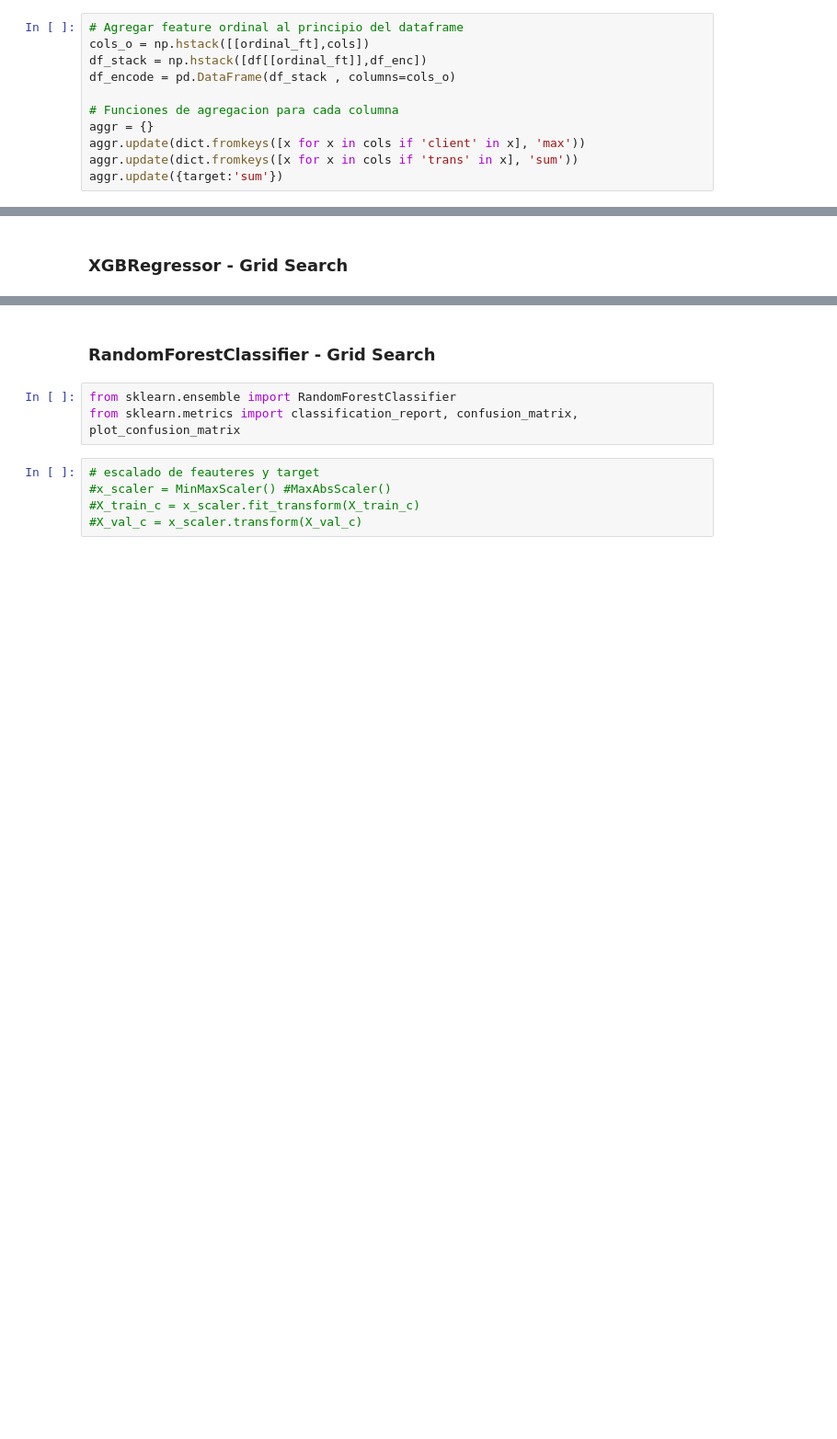
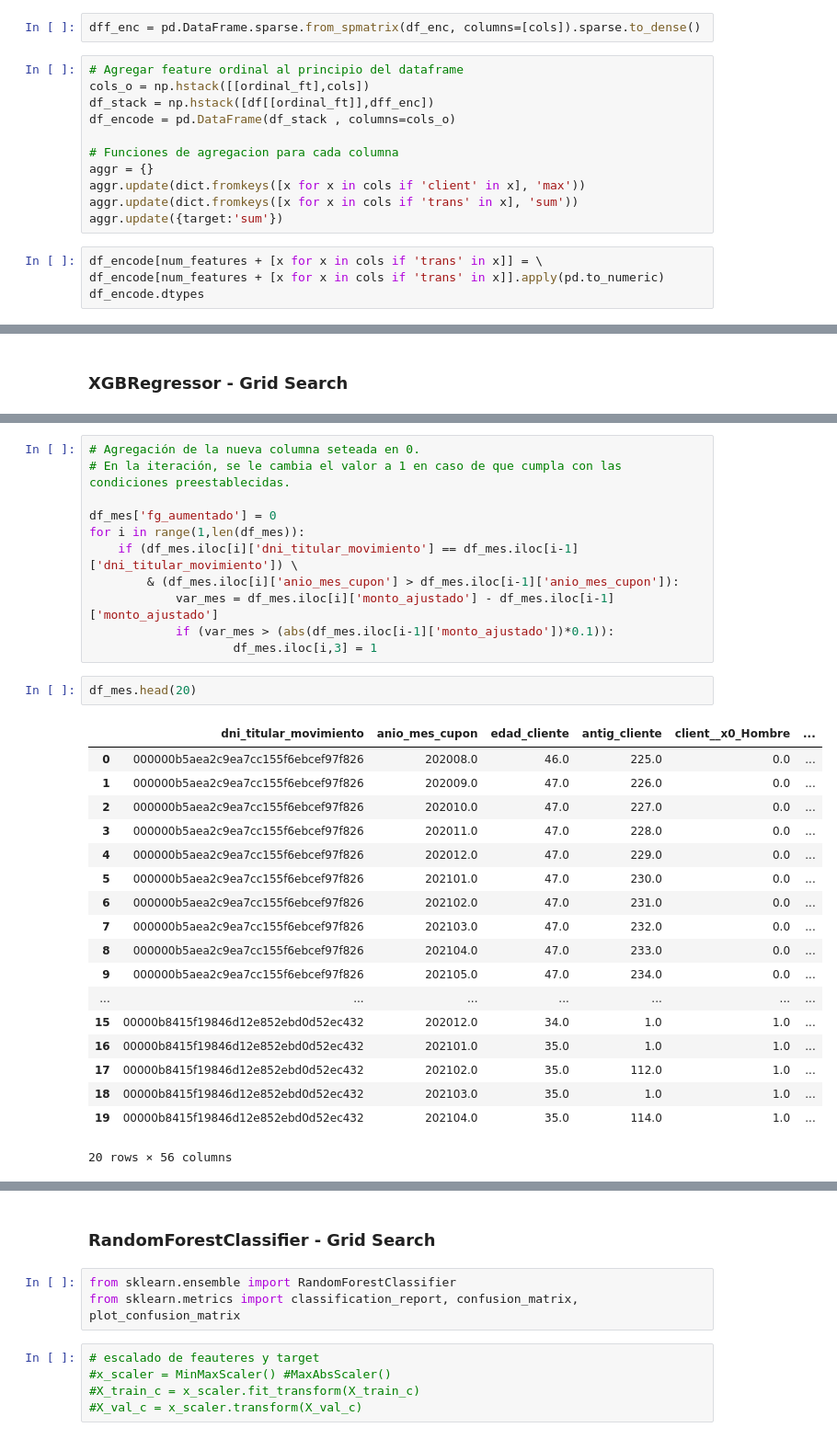
Before and after one commit to JIBarrionuevoGaltier/DiploDatos_2021_Mentoria_Grupo_2, a Jupyter notebook: notebooks_tp4/trabajo_practico_4_grupo2.ipynb, the cells around one changed output, grey strips where cells are left out. Shown at 92% size. Cells and saved outputs as stored; diff of their text form; blank space fills up the shorter version.

Commit message:
no anda creacion de fg_aumentado

```diff
--- a/notebooks_tp4/trabajo_practico_4_grupo2.ipynb
+++ b/notebooks_tp4/trabajo_practico_4_grupo2.ipynb
@@ -197,7 +210,9 @@ df_enc = pd.DataFrame.sparse.from_spmatrix(df_enc, columns=[cols]).sparse.to_den
+# %%
+dff_enc = pd.DataFrame.sparse.from_spmatrix(df_enc, columns=[cols]).sparse.to_dense()
 # %%
 # Agregar feature ordinal al principio del dataframe
 cols_o = np.hstack([[ordinal_ft],cols])
-df_stack = np.hstack([df[[ordinal_ft]],df_enc])
+df_stack = np.hstack([df[[ordinal_ft]],dff_enc])
 df_encode = pd.DataFrame(df_stack , columns=cols_o)
 
 # Funciones de agregacion para cada columna
@@ -205,3 +220,7 @@ aggr = {}
 aggr.update(dict.fromkeys([x for x in cols if 'client' in x], 'max'))
 aggr.update(dict.fromkeys([x for x in cols if 'trans' in x], 'sum'))
 aggr.update({target:'sum'})
+# %%
+df_encode[num_features + [x for x in cols if 'trans' in x]] = \
+df_encode[num_features + [x for x in cols if 'trans' in x]].apply(pd.to_numeric)
+df_encode.dtypes
@@ -803,0 +1531,32 @@ y_val_c.shape
+# %%
+# Agregación de la nueva columna seteada en 0.
+# En la iteración, se le cambia el valor a 1 en caso de que cumpla con las condiciones preestablecidas.
+
+df_mes['fg_aumentado'] = 0
+for i in range(1,len(df_mes)):
+    if (df_mes.iloc[i]['dni_titular_movimiento'] == df_mes.iloc[i-1]['dni_titular_movimiento']) \
+        & (df_mes.iloc[i]['anio_mes_cupon'] > df_mes.iloc[i-1]['anio_mes_cupon']):
+            var_mes = df_mes.iloc[i]['monto_ajustado'] - df_mes.iloc[i-1]['monto_ajustado']
+            if (var_mes > (abs(df_mes.iloc[i-1]['monto_ajustado'])*0.1)):
+                    df_mes.iloc[i,3] = 1
+# %%
+df_mes.head(20)
+# %% [output]
+|  | dni_titular_movimiento | anio_mes_cupon | edad_cliente | antig_cliente | client__x0_Hombre | ... |
+| 0 | 000000b5aea2c9ea7cc155f6ebcef97f826 | 202008.0 | 46.0 | 225.0 | 0.0 | ... |
+| 1 | 000000b5aea2c9ea7cc155f6ebcef97f826 | 202009.0 | 47.0 | 226.0 | 0.0 | ... |
+| 2 | 000000b5aea2c9ea7cc155f6ebcef97f826 | 202010.0 | 47.0 | 227.0 | 0.0 | ... |
+| 3 | 000000b5aea2c9ea7cc155f6ebcef97f826 | 202011.0 | 47.0 | 228.0 | 0.0 | ... |
+| 4 | 000000b5aea2c9ea7cc155f6ebcef97f826 | 202012.0 | 47.0 | 229.0 | 0.0 | ... |
+| 5 | 000000b5aea2c9ea7cc155f6ebcef97f826 | 202101.0 | 47.0 | 230.0 | 0.0 | ... |
+| 6 | 000000b5aea2c9ea7cc155f6ebcef97f826 | 202102.0 | 47.0 | 231.0 | 0.0 | ... |
+| 7 | 000000b5aea2c9ea7cc155f6ebcef97f826 | 202103.0 | 47.0 | 232.0 | 0.0 | ... |
+| 8 | 000000b5aea2c9ea7cc155f6ebcef97f826 | 202104.0 | 47.0 | 233.0 | 0.0 | ... |
+| 9 | 000000b5aea2c9ea7cc155f6ebcef97f826 | 202105.0 | 47.0 | 234.0 | 0.0 | ... |
+| ... | ... | ... | ... | ... | ... | ... |
+| 15 | 00000b8415f19846d12e852ebd0d52ec432 | 202012.0 | 34.0 | 1.0 | 1.0 | ... |
+| 16 | 00000b8415f19846d12e852ebd0d52ec432 | 202101.0 | 35.0 | 1.0 | 1.0 | ... |
+| 17 | 00000b8415f19846d12e852ebd0d52ec432 | 202102.0 | 35.0 | 112.0 | 1.0 | ... |
+| 18 | 00000b8415f19846d12e852ebd0d52ec432 | 202103.0 | 35.0 | 1.0 | 1.0 | ... |
+| 19 | 00000b8415f19846d12e852ebd0d52ec432 | 202104.0 | 35.0 | 114.0 | 1.0 | ... |
+20 rows × 56 columns
```
Also changed, not shown: parts of 258 cells of this notebook.
